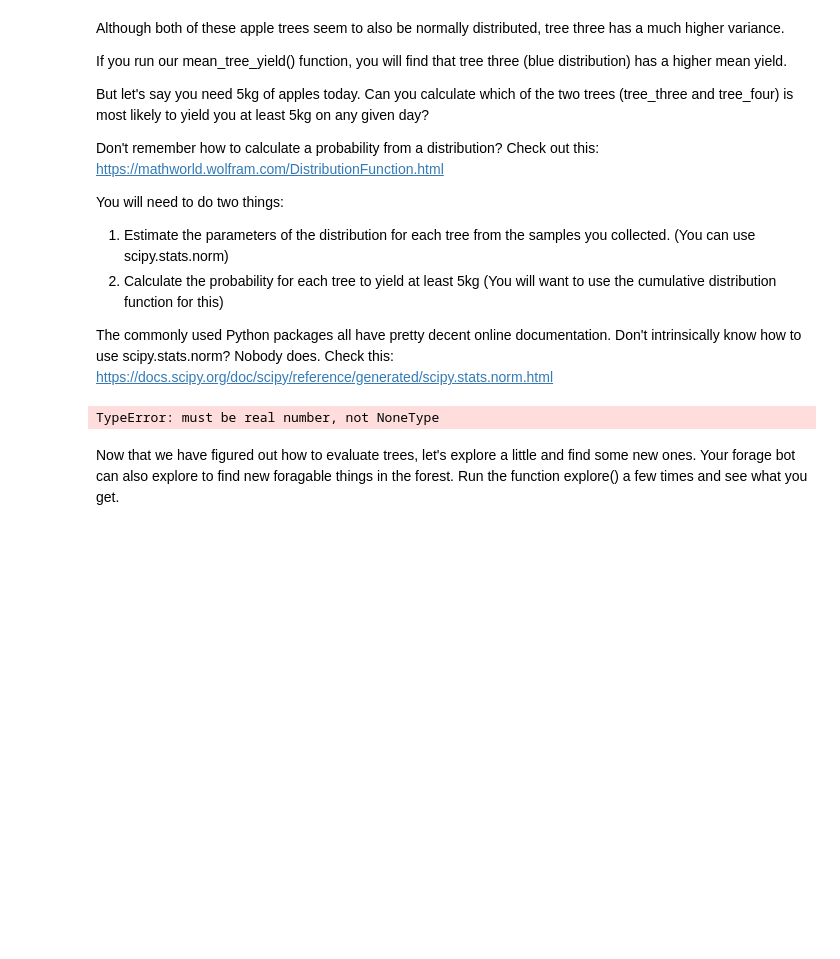
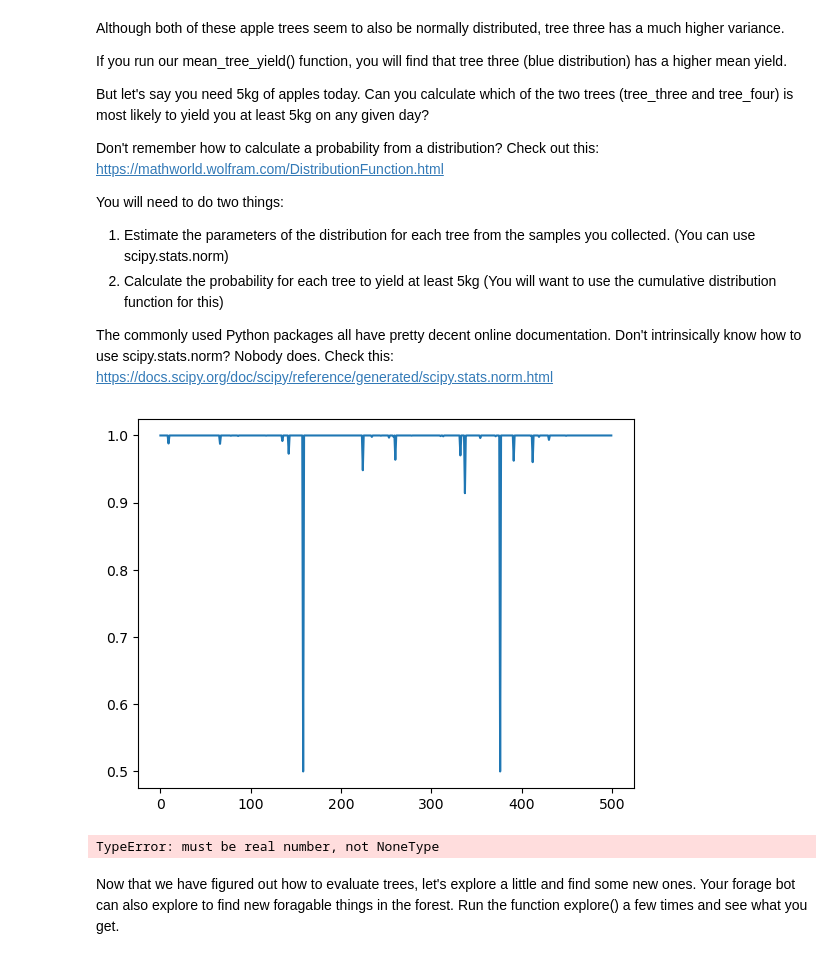
Before and after one commit to damarisparasca/computational-thinking-week-individual-14157365, a Jupyter notebook: challenge_foraging/challenge_foraging_robot.ipynb, the cells around one changed output. Cells and saved outputs as stored; diff of their text form; code cells hidden in the pictures; blank space fills up the shorter version.

```diff
--- a/challenge_foraging/challenge_foraging_robot.ipynb
+++ b/challenge_foraging/challenge_foraging_robot.ipynb
@@ -192,23 +192,28 @@ The commonly used Python packages all have pretty decent online documentation. D
 https://docs.scipy.org/doc/scipy/reference/generated/scipy.stats.norm.html
 # %%
 from scipy.stats import norm
-
+import matplotlib.pyplot as plt
 # Use the same samples we collected above to make sure your answer matches ours.
 np.random.seed(42)
 samples_three = [forageBot.forage(tree_three) for i in range(500)]
 samples_four = [forageBot.forage(tree_four) for i in range(500)]
 
 # Complete the two steps described above here
+x3 = samples_three
+y3 = norm.cdf(samples_three)
 
+plt.plot(x3,y3)
+plt.show()
 # Assign the probability that tree three yields more than 5kg of apples on any given day to ANSWER_PROB_TREE_THREE
 ANSWER_PROB_TREE_THREE = None
 # Assign the probability that tree four yields more than 5kg of apples on any given day to ANSWER_PROB_TREE_FOUR
 ANSWER_PROB_TREE_FOUR = None
 
 
 
 tests.Test_ExerciseTwo(ANSWER_PROB_TREE_THREE=ANSWER_PROB_TREE_THREE, ANSWER_PROB_TREE_FOUR=ANSWER_PROB_TREE_FOUR);
 # %% [output]
+[figure, added]
 TypeError: must be real number, not NoneType
 # %% [markdown]
 Now that we have figured out how to evaluate trees, let's explore a little and find some new ones.
```
Also changed, not shown: parts of 1 cell of this notebook.
